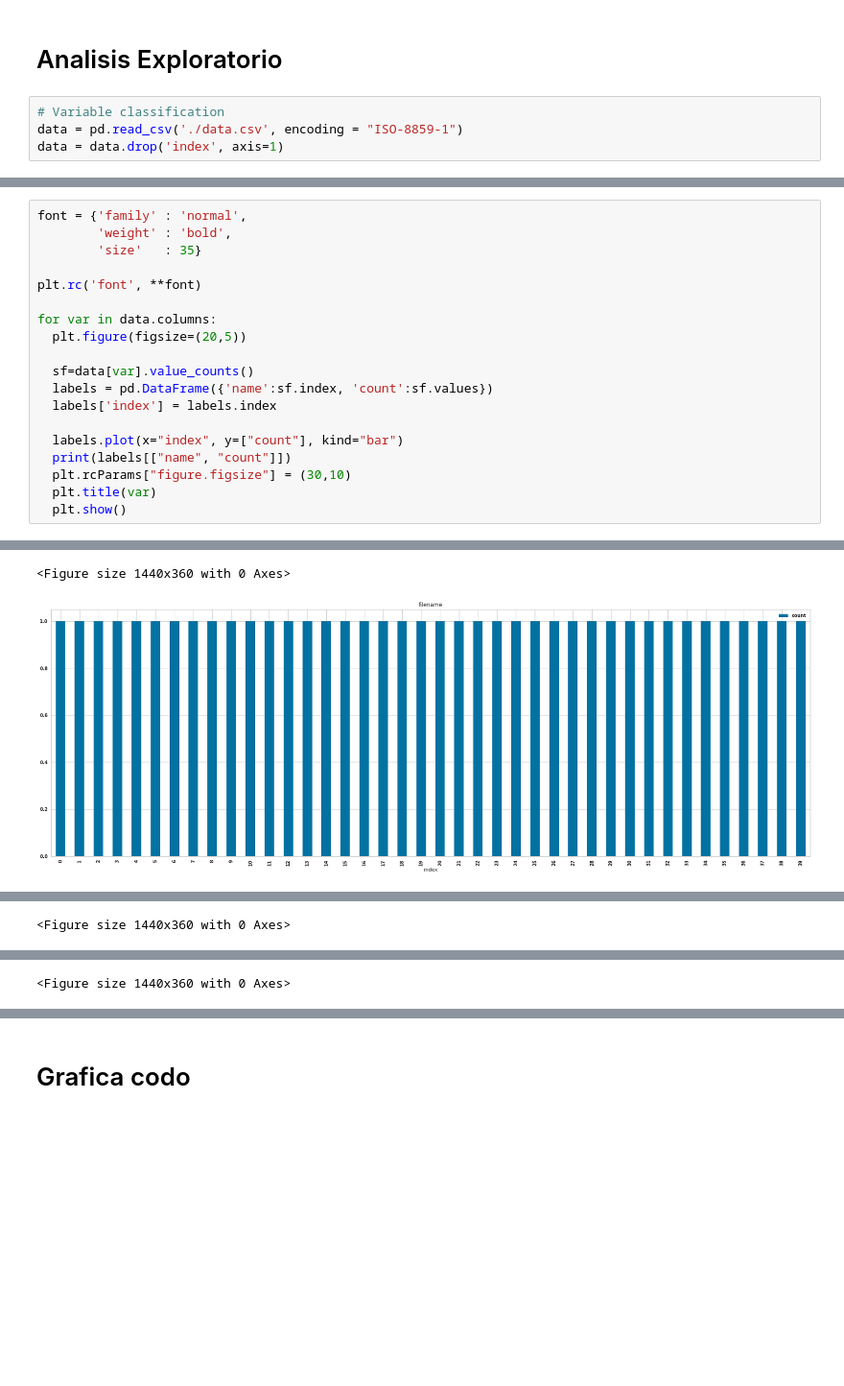
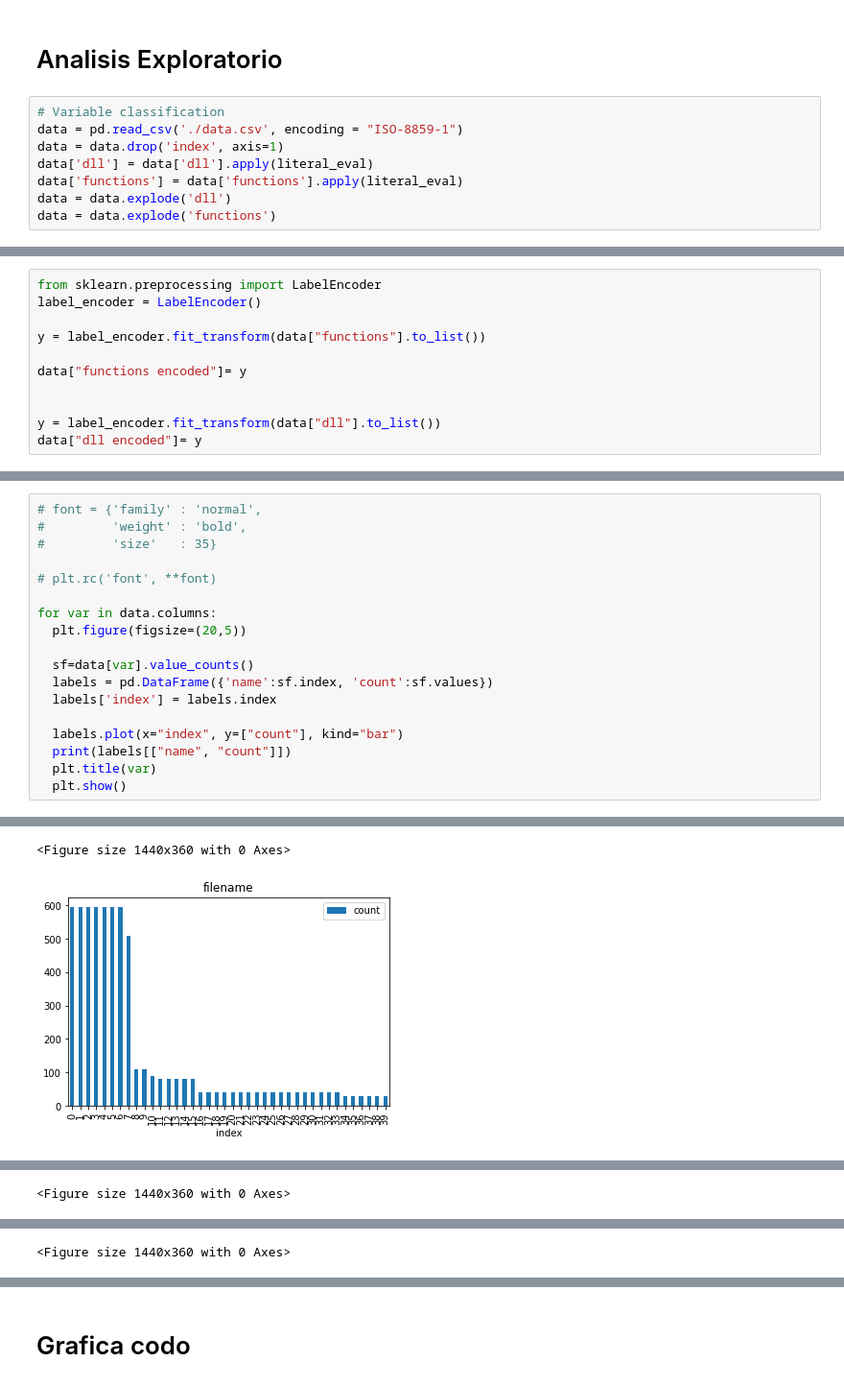
Before and after one commit to Bato007/LAB04-SDS, a Jupyter notebook: main.ipynb, the cells around one changed output, grey strips where cells are left out. Shown: that part at 96% size. Cells and saved outputs as stored; diff of their text form; blank space fills up the shorter version.

```diff
--- a/main.ipynb
+++ b/main.ipynb
@@ -32,6 +26,10 @@ number_clusters = 3
 # Variable classification
 data = pd.read_csv('./data.csv', encoding = "ISO-8859-1")
 data = data.drop('index', axis=1)
+data['dll'] = data['dll'].apply(literal_eval)
+data['functions'] = data['functions'].apply(literal_eval)
+data = data.explode('dll')
+data = data.explode('functions')
 # %%
 data.head()
 # %% [output]
@@ -43,0 +42,11 @@ data.head()
+# %%
+from sklearn.preprocessing import LabelEncoder
+label_encoder = LabelEncoder()
+
+y = label_encoder.fit_transform(data["functions"].to_list())
+
+data["functions encoded"]= y
+
+
+y = label_encoder.fit_transform(data["dll"].to_list())
+data["dll encoded"]= y
@@ -44,9 +55,9 @@ data.head()
 # %%
-font = {'family' : 'normal',
-        'weight' : 'bold',
-        'size'   : 35}
+# font = {'family' : 'normal',
+#         'weight' : 'bold',
+#         'size'   : 35}
 
-plt.rc('font', **font)
+# plt.rc('font', **font)
 
 for var in data.columns:
   plt.figure(figsize=(20,5))
@@ -57,7 +68,6 @@ for var in data.columns:
 
   labels.plot(x="index", y=["count"], kind="bar")
   print(labels[["name", "count"]])
-  plt.rcParams["figure.figsize"] = (30,10)
   plt.title(var)
   plt.show()
 # %% [output]
@@ -81,3 +91,3 @@ for var in data.columns:
 <Figure size 1440x360 with 0 Axes>
-[figure, old version]
+[figure, new version]
                                                  name  count
```
Also changed, not shown: parts of 20 cells of this notebook.
